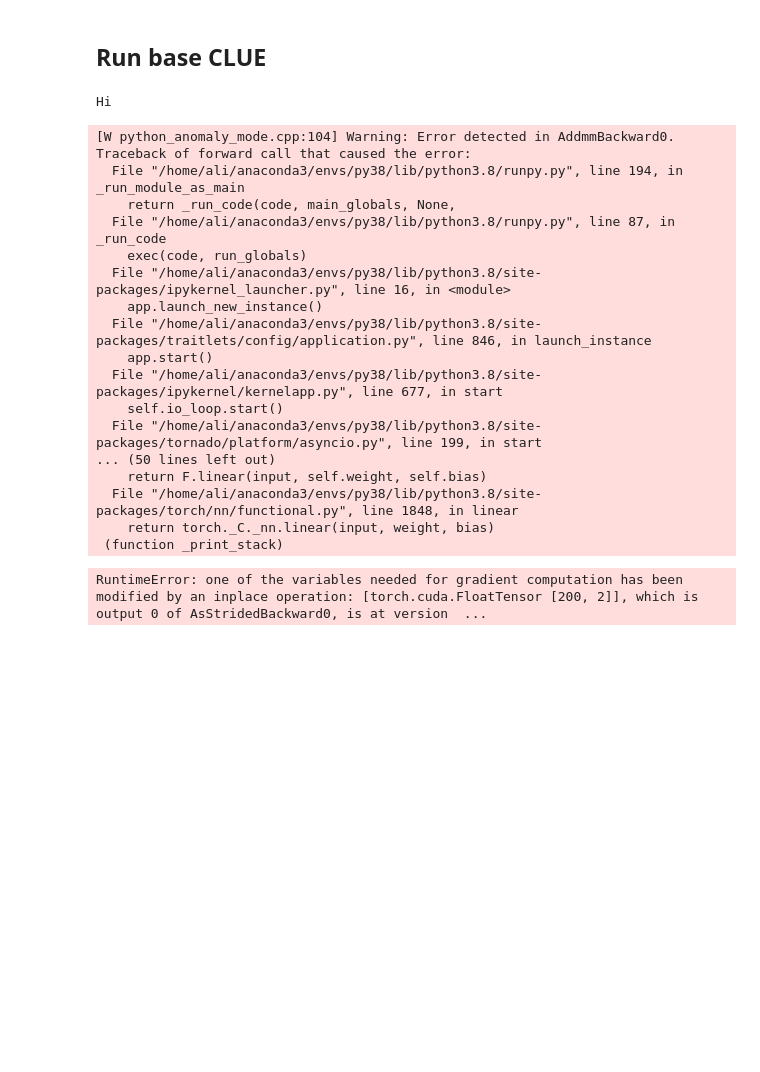
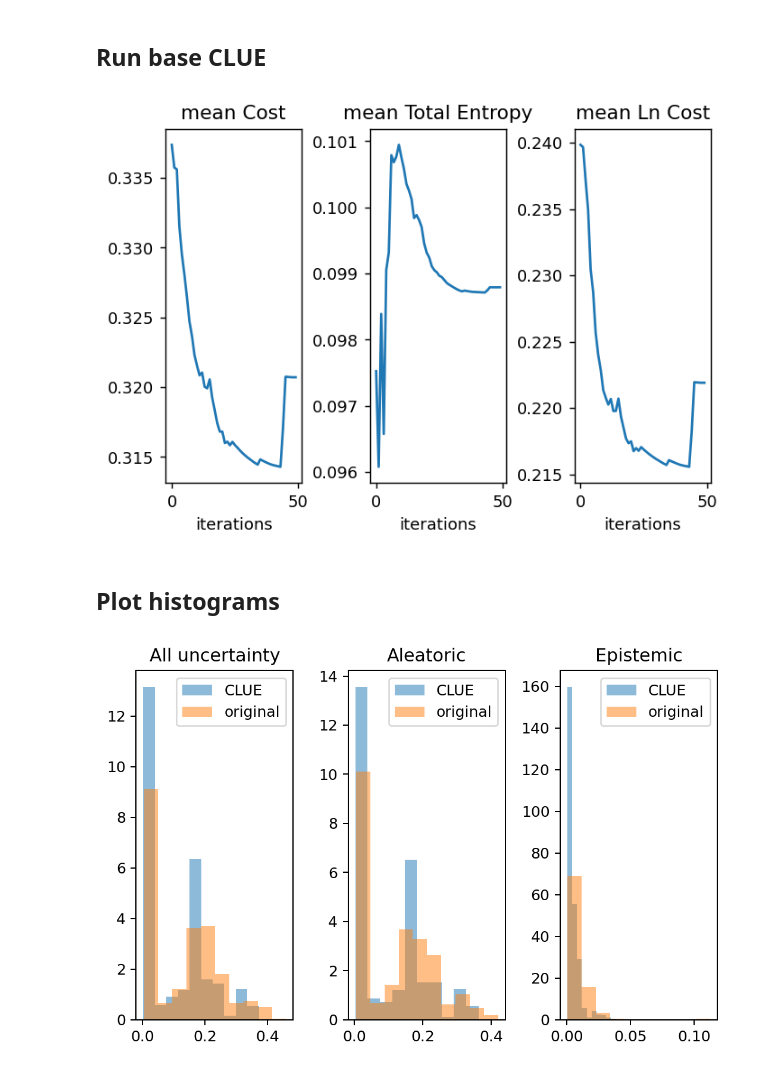
Before and after one commit to alishibli97/DLAdv-Project, a Jupyter notebook: CLUE/CLUE_torch.ipynb, the cells around one changed output. Cells and saved outputs as stored; diff of their text form; code cells hidden in the pictures; blank space fills up the shorter version.

```diff
--- a/CLUE/CLUE_torch.ipynb
+++ b/CLUE/CLUE_torch.ipynb
@@ -1825,11 +1825,11 @@ class CLUE(BaseNet):
 
         if self.prob_BNN:
             if self.regression:
-                mu_vec, std_vec = self.BNN.sample_predict(to_BNN, Nsamples=0, grad=True)
+                mu_vec, std_vec = self.BNN.sample_predict(to_BNN, Nsamples=0, grad=False) # True
                 total_uncertainty, aleatoric_uncertainty, epistemic_uncertainty = decompose_std_gauss(mu_vec, std_vec)
                 preds = mu_vec.mean(dim=0)
             else:
-                probs = self.BNN.sample_predict(to_BNN, Nsamples=0, grad=True)
+                probs = self.BNN.sample_predict(to_BNN, Nsamples=0, grad=False) # True
                 total_uncertainty, aleatoric_uncertainty, epistemic_uncertainty = decompose_entropy_cat(probs)
                 preds = probs.mean(dim=0)
         else:
@@ -1896,7 +1896,6 @@ class CLUE(BaseNet):
             total_uncertainty, aleatoric_uncertainty, epistemic_uncertainty, x, preds = self.uncertainty_from_z()
             objective, w_dist = self.get_objective(x, total_uncertainty, aleatoric_uncertainty, epistemic_uncertainty, preds)
             # We sum over features and over batch size in order to make dz invariant of batch (used to average over batch size)
-            print("Hi")
             objective.sum(dim=0).backward()  # backpropagate
 
             self.optimizer.step()
@@ -2149,22 +2148,4 @@ axes[2].set_xlabel('iterations')
 
 plt.subplots_adjust(left=None, bottom=None, right=None, top=None, wspace=0.5, hspace=None)
 # %% [output]
-Hi
-[W python_anomaly_mode.cpp:104] Warning: Error detected in AddmmBackward0. Traceback of forward call that caused the error:
-  File "/home/ali/anaconda3/envs/py38/lib/python3.8/runpy.py", line 194, in _run_module_as_main
-    return _run_code(code, main_globals, None,
-  File "/home/ali/anaconda3/envs/py38/lib/python3.8/runpy.py", line 87, in _run_code
-    exec(code, run_globals)
-  File "/home/ali/anaconda3/envs/py38/lib/python3.8/site-packages/ipykernel_launcher.py", line 16, in <module>
-    app.launch_new_instance()
-  File "/home/ali/anaconda3/envs/py38/lib/python3.8/site-packages/traitlets/config/application.py", line 846, in launch_instance
-    app.start()
-  File "/home/ali/anaconda3/envs/py38/lib/python3.8/site-packages/ipykernel/kernelapp.py", line 677, in start
-    self.io_loop.start()
-  File "/home/ali/anaconda3/envs/py38/lib/python3.8/site-packages/tornado/platform/asyncio.py", line 199, in start
-... (50 lines left out)
-    return F.linear(input, self.weight, self.bias)
-  File "/home/ali/anaconda3/envs/py38/lib/python3.8/site-packages/torch/nn/functional.py", line 1848, in linear
-    return torch._C._nn.linear(input, weight, bias)
- (function _print_stack)
-RuntimeError: one of the variables needed for gradient computation has been modified by an inplace operation: [torch.cuda.FloatTensor [200, 2]], which is output 0 of AsStridedBackward0, is at version  ...
+[figure, added]
@@ -2174,0 +2152,34 @@ BNN.model
+# %% [markdown]
+## Plot histograms
+# %%
+if regression_bools[names.index(dname)]:
+    mu_vec, std_vec = BNN.sample_predict(x_vec[-1], Nsamples=0, grad=False)
+    post_uncert, post_aleatoric, post_epistemic = decompose_std_gauss(mu_vec, std_vec)
+    post_preds = mu_vec.mean(dim=0).cpu().numpy()
+else:
+    preds = BNN.sample_predict(x_vec[-1], Nsamples=0, grad=False)
+    post_uncert, post_aleatoric, post_epistemic = decompose_entropy_cat(preds)
+    post_preds = preds.mean(dim=0).cpu().numpy()[:,1]
+
+
+fig, axes = plt.subplots(1, 3, dpi=180)
+
+
+axes[0].hist(post_uncert.cpu().numpy(), density=True, alpha=0.5, label='CLUE')
+axes[0].hist(te_uncertainty_vec[use_index[:Nbatch]], density=True, alpha=0.5, label='original')
+axes[0].set_title('All uncertainty')
+axes[0].legend()
+
+axes[1].hist(post_aleatoric.cpu().numpy(), density=True, alpha=0.5, label='CLUE')
+axes[1].hist(te_aleatoric_vec[use_index[:Nbatch]], density=True, alpha=0.5, label='original')
+axes[1].set_title('Aleatoric')
+axes[1].legend()
+
+axes[2].hist(post_epistemic.cpu().numpy(), density=True, alpha=0.5, label='CLUE')
+axes[2].hist(te_epistemic_vec[use_index[:Nbatch]], density=True, alpha=0.5, label='original')
+axes[2].set_title('Epistemic')
+axes[2].legend()
+
+plt.tight_layout()
+# %% [output]
+[figure, added]
```
Also changed, not shown: parts of 4 cells of this notebook.
